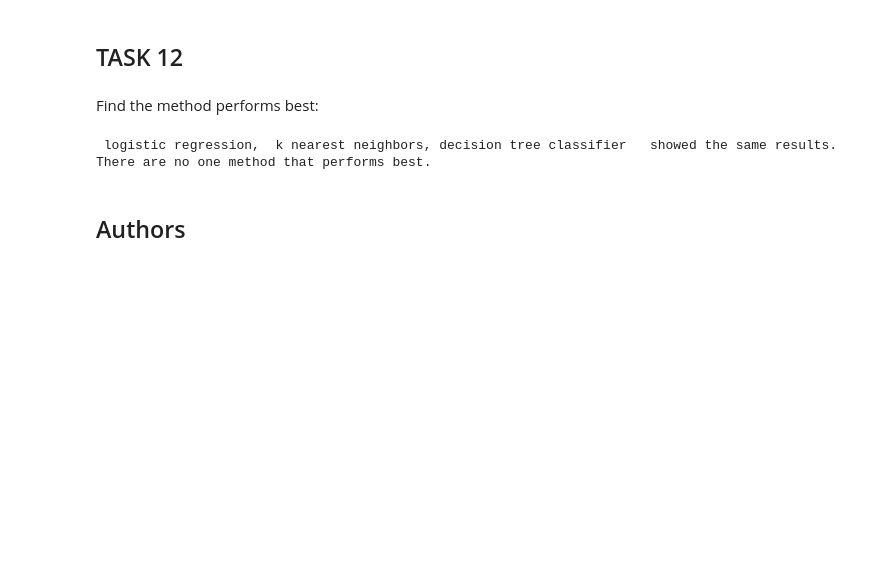
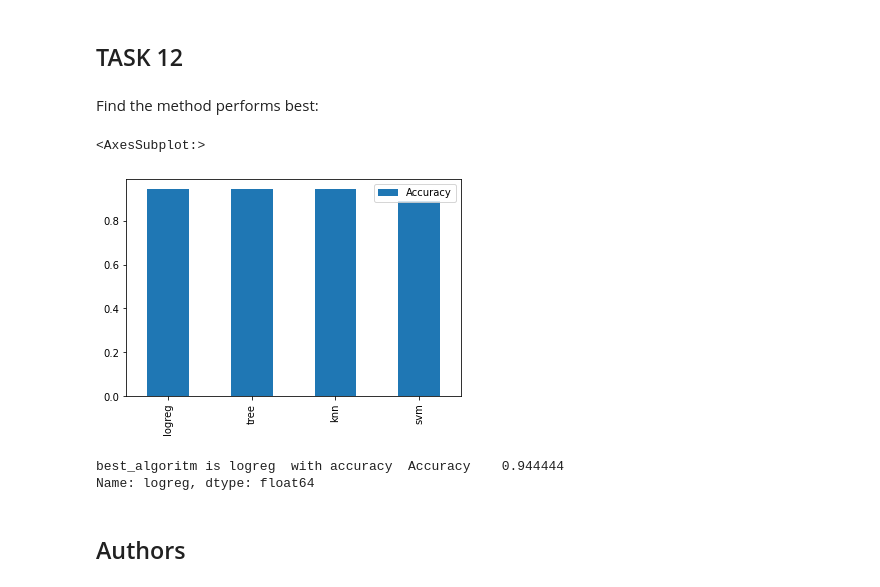
Before and after one commit to MerekeMW/IBM_data_sciense_sert, a Jupyter notebook: SpaceX_Machine Learning Prediction_Part_5 (1).ipynb, the cells around one changed output. Saved outputs shown, nothing was run; the diff lists cells and outputs as text; code cells hidden in the pictures; blank space fills up the shorter version.

```diff
--- a/SpaceX_Machine Learning Prediction_Part_5 (1).ipynb
+++ b/SpaceX_Machine Learning Prediction_Part_5 (1).ipynb
@@ -351,10 +348,22 @@ plot_confusion_matrix(Y_test,yhat)
 ## TASK  12
 # %% [markdown]
 Find the method performs best:
-# %%
-print(" logistic regression,  k nearest neighbors, decision tree classifier   showed the same results. There are no one method that performs best. ")
-# %% [output]
- logistic regression,  k nearest neighbors, decision tree classifier   showed the same results. There are no one method that performs best.
+# %%
+algoritms={ 'logreg':logreg_cv.score(X_test, Y_test),'svm':svm_cv.score(X_test, Y_test),
+           'tree':tree_cv.score(X_test, Y_test),'knn': knn_cv.score(X_test, Y_test)  }
+algoritms_df=pd.DataFrame.from_dict(algoritms, orient='index')
+algoritms_df.rename(columns={0: "Accuracy"},inplace=True)
+algoritms_df.sort_values('Accuracy', ascending=False).plot(kind='bar')
+# %% [output]
+<AxesSubplot:>
+[figure, added]
+# %%
+sorted_alg=algoritms_df.sort_values('Accuracy', ascending=False)
+best_algoritm_accuracy=sorted_alg.iloc[0]
+print('best_algoritm is',sorted_alg.index[0]," with accuracy ",best_algoritm_accuracy)
+# %% [output]
+best_algoritm is logreg  with accuracy  Accuracy    0.944444
+Name: logreg, dtype: float64
 # %% [markdown]
 ## Authors
 # %% [markdown]
```
Also changed, not shown: parts of 6 cells of this notebook.
